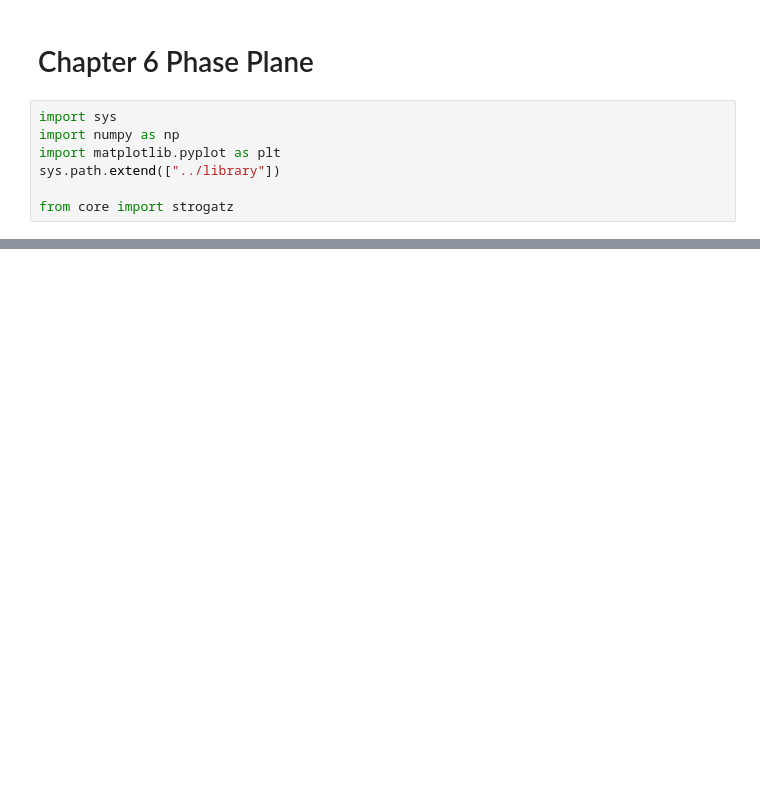
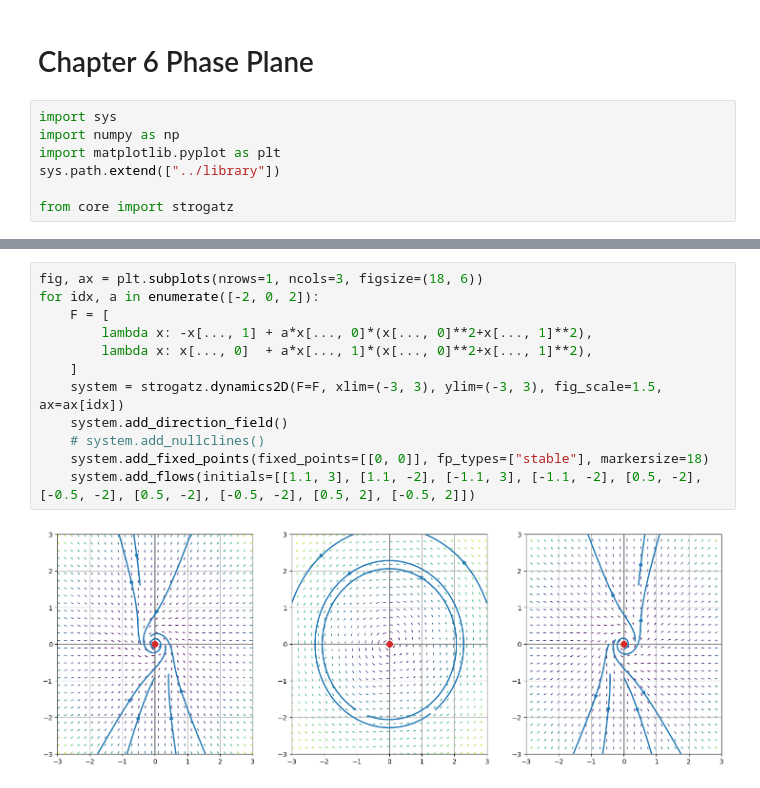
Before and after one commit to koh-my-gosh/strogatz, a Jupyter notebook: src/notebook/chapter_6_phase_plane.ipynb, the cells around one changed output, grey strips where cells are left out. Cells and saved outputs as stored; diff of their text form; blank space fills up the shorter version.

```diff
--- a/src/notebook/chapter_6_phase_plane.ipynb
+++ b/src/notebook/chapter_6_phase_plane.ipynb
@@ -21,0 +34,14 @@ system.add_flows(initials=[[1, 3], [-3, -1.5], [-2.5, -2], [-1.5, 0.01], [-1.0,
+# %%
+fig, ax = plt.subplots(nrows=1, ncols=3, figsize=(18, 6))
+for idx, a in enumerate([-2, 0, 2]):
+    F = [
+        lambda x: -x[..., 1] + a*x[..., 0]*(x[..., 0]**2+x[..., 1]**2),
+        lambda x: x[..., 0]  + a*x[..., 1]*(x[..., 0]**2+x[..., 1]**2),
+    ]
+    system = strogatz.dynamics2D(F=F, xlim=(-3, 3), ylim=(-3, 3), fig_scale=1.5, ax=ax[idx])
+    system.add_direction_field()
+    # system.add_nullclines()
+    system.add_fixed_points(fixed_points=[[0, 0]], fp_types=["stable"], markersize=18)
+    system.add_flows(initials=[[1.1, 3], [1.1, -2], [-1.1, 3], [-1.1, -2], [0.5, -2], [-0.5, -2], [0.5, -2], [-0.5, -2], [0.5, 2], [-0.5, 2]])
+# %% [output]
+[figure, added]
```
Also changed, not shown: parts of 4 cells of this notebook, 1 other file.
